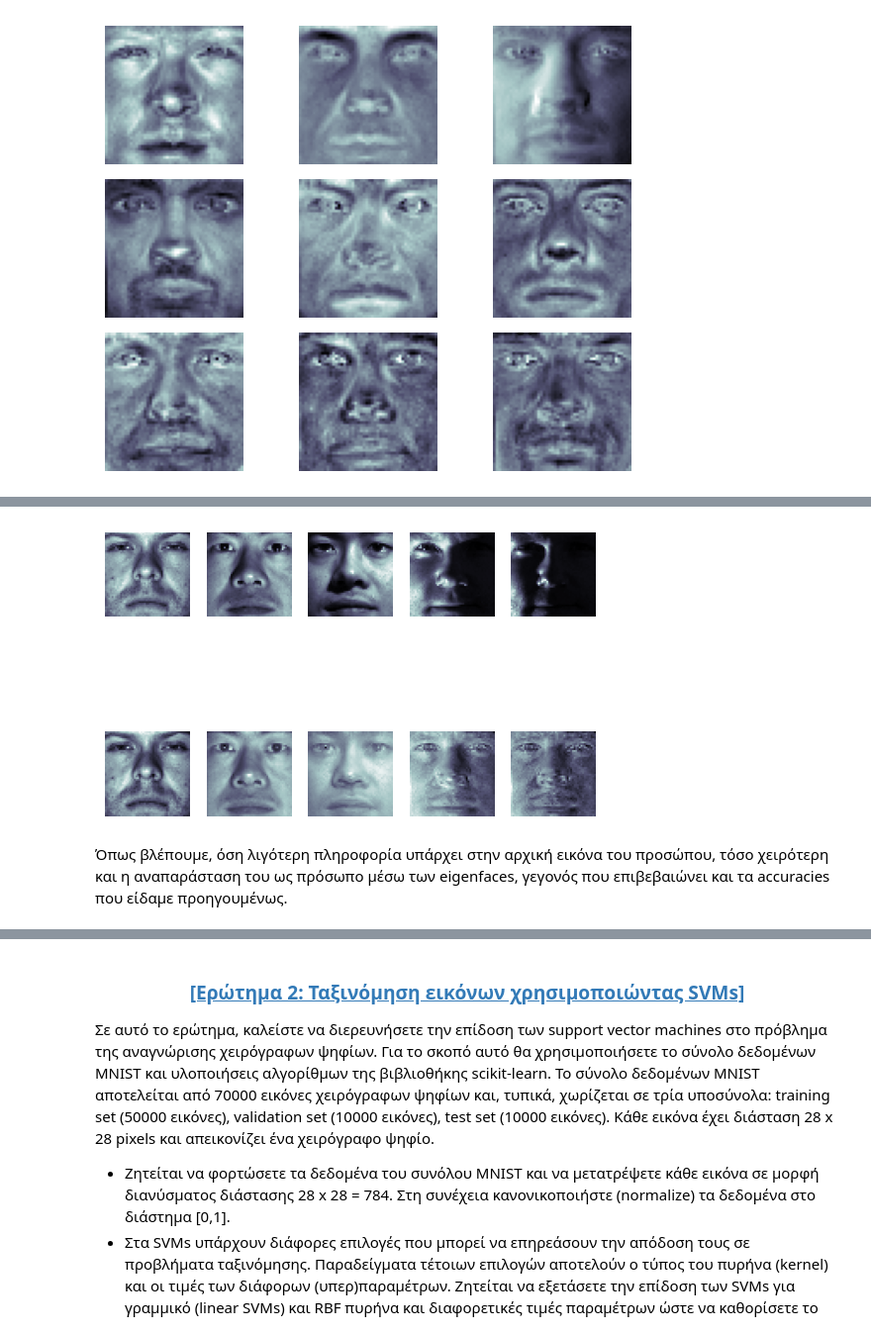
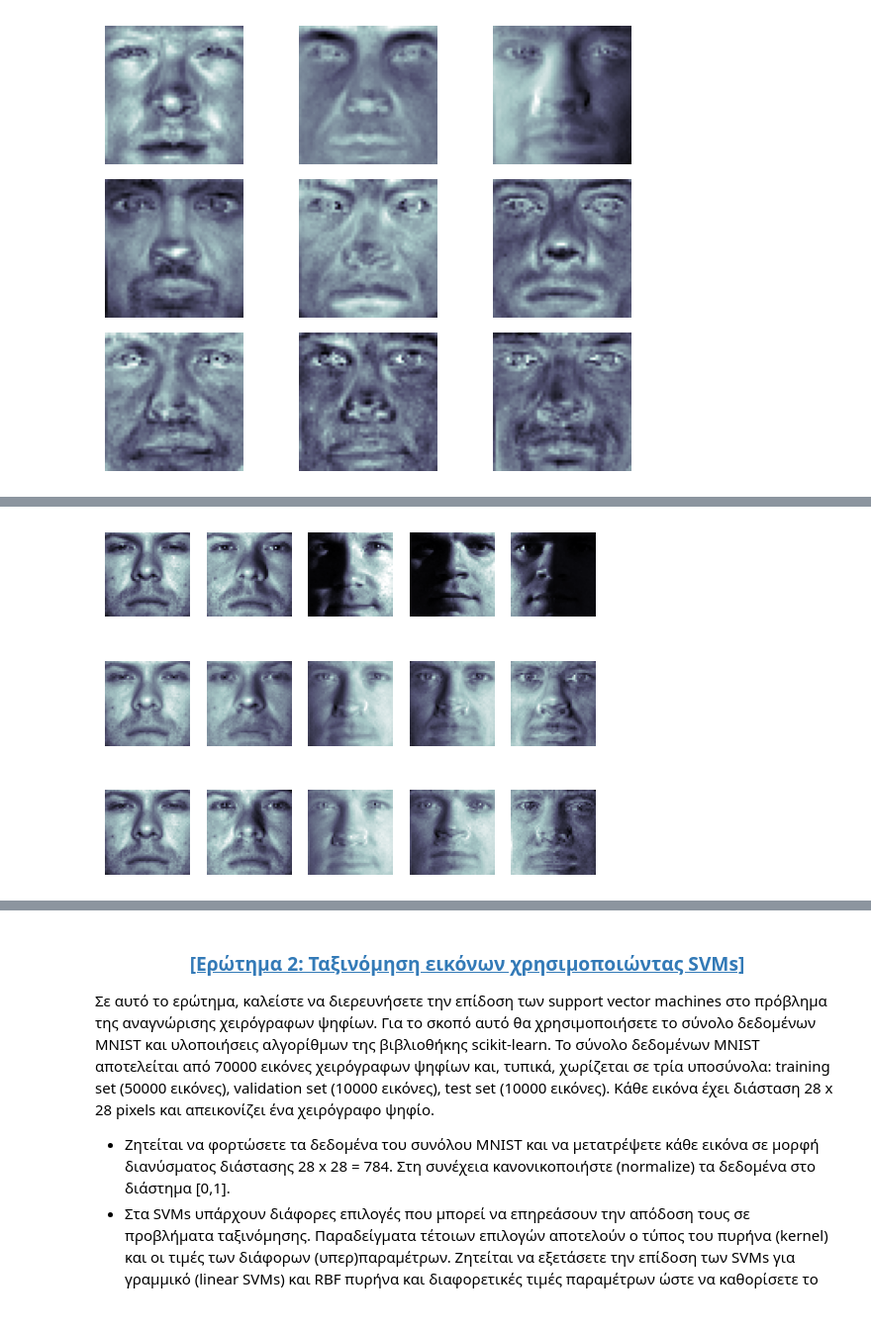
Before and after one commit to UpTheShipCreek/Machine_Learning_2, a Jupyter notebook: Panagiotopoulos_1115201700113.ipynb, the cells around one changed output, grey strips where cells are left out. Shown at 99% size. Saved outputs shown, nothing was run; the diff lists cells and outputs as text; code cells hidden in the pictures.

```diff
--- a/Panagiotopoulos_1115201700113.ipynb
+++ b/Panagiotopoulos_1115201700113.ipynb
@@ -160,11 +160,11 @@ normalized_eigenfaces = []
 for i in range(9):
     normalized_face = top_eigenfaces30[i]/np.linalg.norm(top_eigenfaces30[i])
     normalized_eigenfaces.append(normalized_face)
-reformatted = np.array(normalized_eigenfaces).reshape(9,50,50)
+#reformatted = np.array(normalized_eigenfaces).reshape(9,50,50)
 
 for i in range(9):
     plt.subplot(3, 3, i+1)
-    plt.imshow(reformatted[i], cmap='bone')
+    plt.imshow(np.array(normalized_eigenfaces)[i].reshape(50,50), cmap='bone')
     plt.axis('off')
 plt.tight_layout()
 plt.show()
@@ -205,30 +173,43 @@ for i in range(1,6):
-# %%
-import random
-import matplotlib.pyplot as plt
-
-#d = 30
-for i in range(1,6):
-    X,labels = loadimages(path,i)
-    start, end = sets[i]
-    upto = end + 1 - start
-    rand = random.sample(range(start, end+1), 1)
-    random_face = X[:, rand[0]]
-    #Getting the face ready
-    random_face_vector = random_face.flatten()
-    normalized_face_vector = random_face_vector - mean30
-    weights = np.dot(normalized_face_vector, eigenfaces30.T)
-    #Reconstructing face
-    reconstructed_face_vector = np.dot(weights, eigenfaces30) + mean30
-    reconstructed_face = reconstructed_face_vector.reshape(50,50)
-    #Plotting Initial
-    plt.subplot(2, 5, i)
-    plt.imshow(random_face.reshape(50,50), cmap='bone')
-    plt.axis('off')
-    #Plotting Recostruction
-    plt.subplot(2, 5, i+5)
-    plt.imshow(reconstructed_face, cmap='bone')
-    plt.axis('off')
-# %% [output]
-[figure, removed]
-# %% [markdown]
-Όπως βλέπουμε, όση λιγότερη πληροφορία υπάρχει στην αρχική εικόνα του προσώπου, τόσο χειρότερη και η αναπαράσταση του ως πρόσωπο μέσω των eigenfaces, γεγονός που επιβεβαιώνει και τα accuracies που είδαμε προηγουμένως.
+# %%
+#4)Να χρησιμοποιήσετε d = 9 και d = 30 Eigenfaces που βρήκατε από το Set_1
+import random
+import matplotlib.pyplot as plt
+
+for i in range(1,6):
+    #loading an image from every set
+    X,labels = loadimages(path,i)
+    start, end = sets[i]
+    upto = end + 1 - start
+    #Getting the correct range for the random image
+    rand = random.sample(range(start, end+1), 1)
+    #Extracting the random face
+    random_face = X[:, rand[0]]
+    #Getting the face ready
+    random_face_vector = random_face.flatten()
+    #d = 9
+    normalized_face_vector9 = random_face_vector - mean9
+    weights9 = np.dot(normalized_face_vector9, eigenfaces9.T)
+    #d = 30
+    normalized_face_vector30 = random_face_vector - mean30
+    weights30 = np.dot(normalized_face_vector30, eigenfaces30.T)
+    #Reconstructing face d = 9
+    reconstructed_face_vector9 = np.dot(weights9, eigenfaces9) + mean9
+    reconstructed_face9 = reconstructed_face_vector9.reshape(50,50)
+    #Reconstructing face d = 30
+    reconstructed_face_vector30 = np.dot(weights30, eigenfaces30) + mean30
+    reconstructed_face30 = reconstructed_face_vector30.reshape(50,50)
+    #Plotting Initial
+    plt.subplot(3, 5, i)
+    plt.imshow(random_face.reshape(50,50), cmap='bone')
+    plt.axis('off')
+    #Plotting Recostruction
+    plt.subplot(3, 5, i+5)
+    plt.imshow(reconstructed_face9, cmap='bone')
+    plt.axis('off')
+    #Plotting Recostruction
+    plt.subplot(3, 5, i+10)
+    plt.imshow(reconstructed_face30, cmap='bone')
+    plt.axis('off')
+plt.show()
+# %% [output]
+[figure, added]
```
Also changed, not shown: parts of 11 cells of this notebook.
